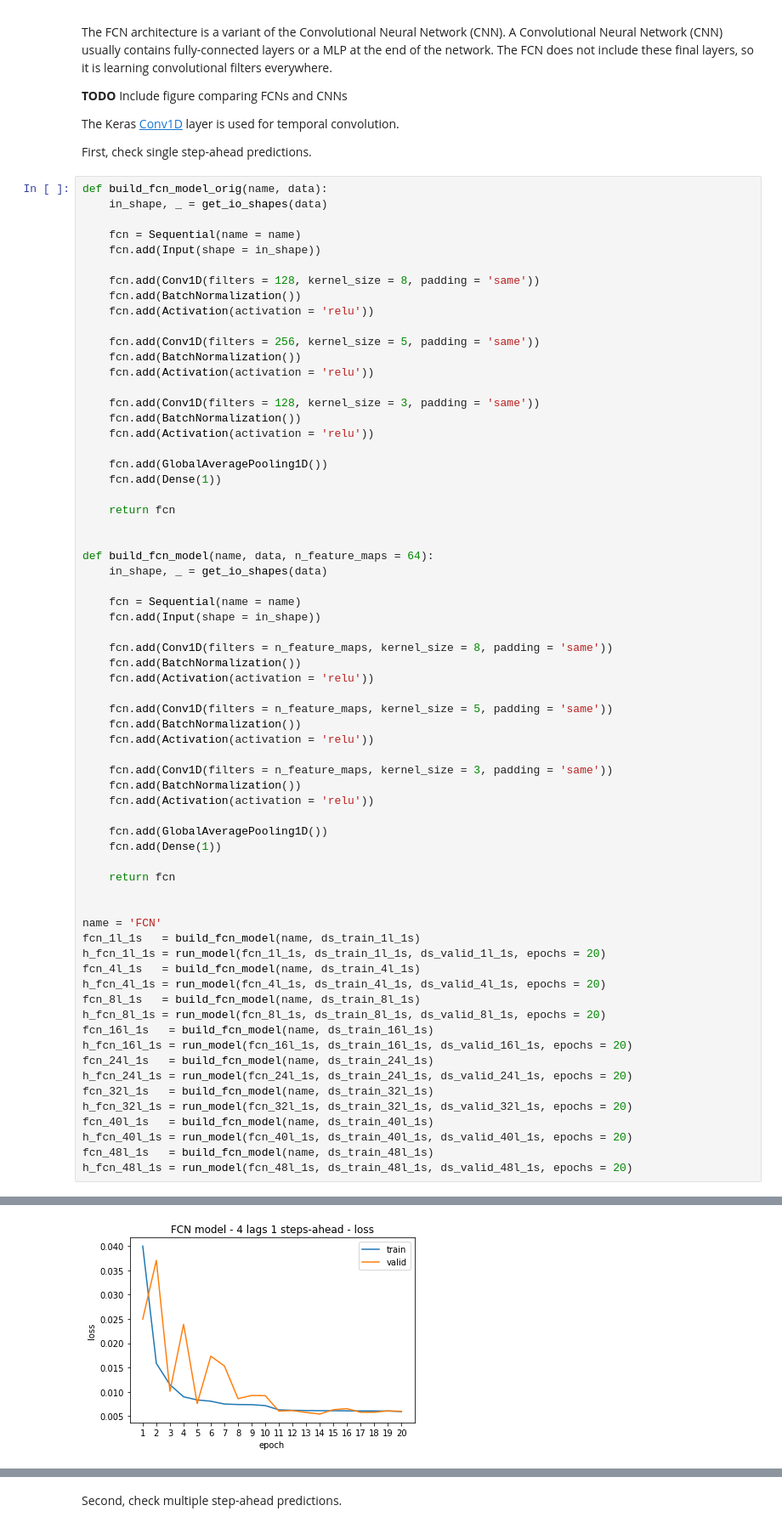
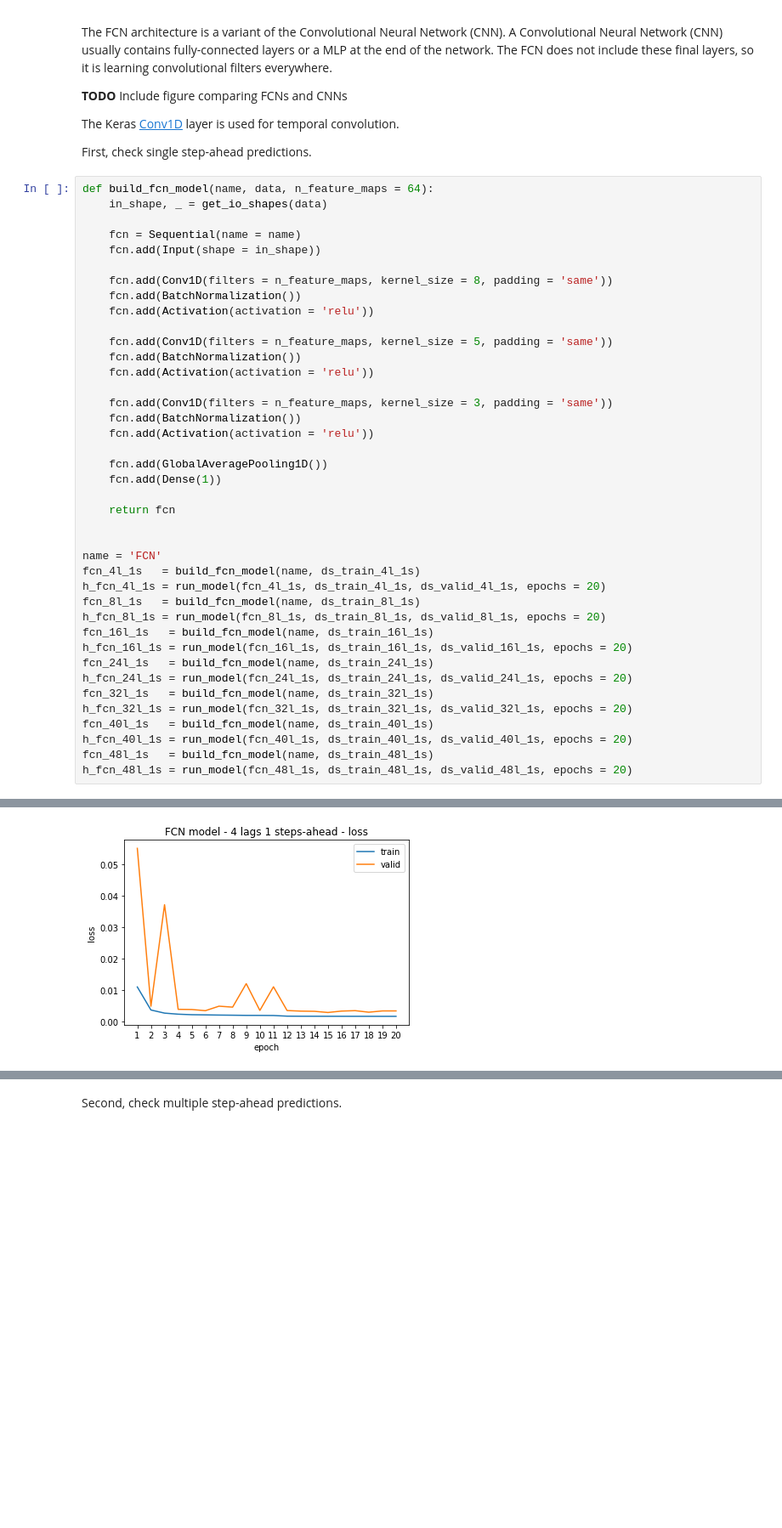
Before and after one commit to makeyourownmaker/CambridgeTemperatureModel, a Jupyter notebook: notebooks/keras_mlp_fcn_resnet_time_series.ipynb, the cells around one changed output, grey strips where cells are left out. Shown at 85% size. Drawn from its saved outputs; the diff is of its cells as text; blank space fills up the shorter version.

```diff
--- a/notebooks/keras_mlp_fcn_resnet_time_series.ipynb
+++ b/notebooks/keras_mlp_fcn_resnet_time_series.ipynb
@@ -1109,30 +904,6 @@ layer is used for temporal convolution.
 
 First, check single step-ahead predictions.
 # %%
-def build_fcn_model_orig(name, data):
-    in_shape, _ = get_io_shapes(data)
-
-    fcn = Sequential(name = name)
-    fcn.add(Input(shape = in_shape))
-
-    fcn.add(Conv1D(filters = 128, kernel_size = 8, padding = 'same'))
-    fcn.add(BatchNormalization())
-    fcn.add(Activation(activation = 'relu'))
-
-    fcn.add(Conv1D(filters = 256, kernel_size = 5, padding = 'same'))
-    fcn.add(BatchNormalization())
-    fcn.add(Activation(activation = 'relu'))
-
-    fcn.add(Conv1D(filters = 128, kernel_size = 3, padding = 'same'))
-    fcn.add(BatchNormalization())
-    fcn.add(Activation(activation = 'relu'))
-
-    fcn.add(GlobalAveragePooling1D())
-    fcn.add(Dense(1))
-
-    return fcn
-
-
 def build_fcn_model(name, data, n_feature_maps = 64):
     in_shape, _ = get_io_shapes(data)
 
@@ -1158,8 +929,6 @@ def build_fcn_model(name, data, n_feature_maps = 64):
 
 
 name = 'FCN'
-fcn_1l_1s   = build_fcn_model(name, ds_train_1l_1s)
-h_fcn_1l_1s = run_model(fcn_1l_1s, ds_train_1l_1s, ds_valid_1l_1s, epochs = 20)
 fcn_4l_1s   = build_fcn_model(name, ds_train_4l_1s)
 h_fcn_4l_1s = run_model(fcn_4l_1s, ds_train_4l_1s, ds_valid_4l_1s, epochs = 20)
 fcn_8l_1s   = build_fcn_model(name, ds_train_8l_1s)
@@ -1214 +983 @@ Epoch 20/20
-[figure, old version]
+[figure, new version]
```
Also changed, not shown: parts of 9 cells of this notebook.
